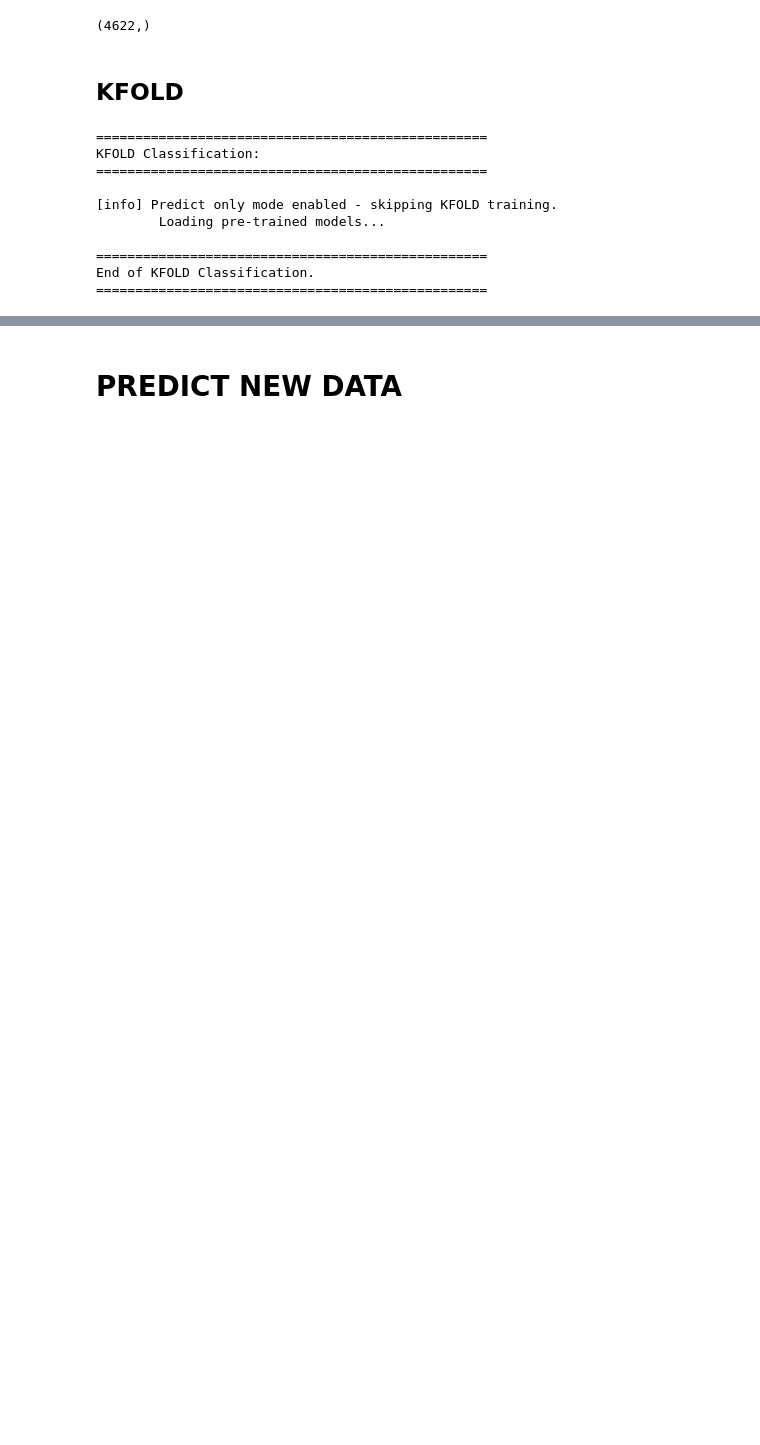
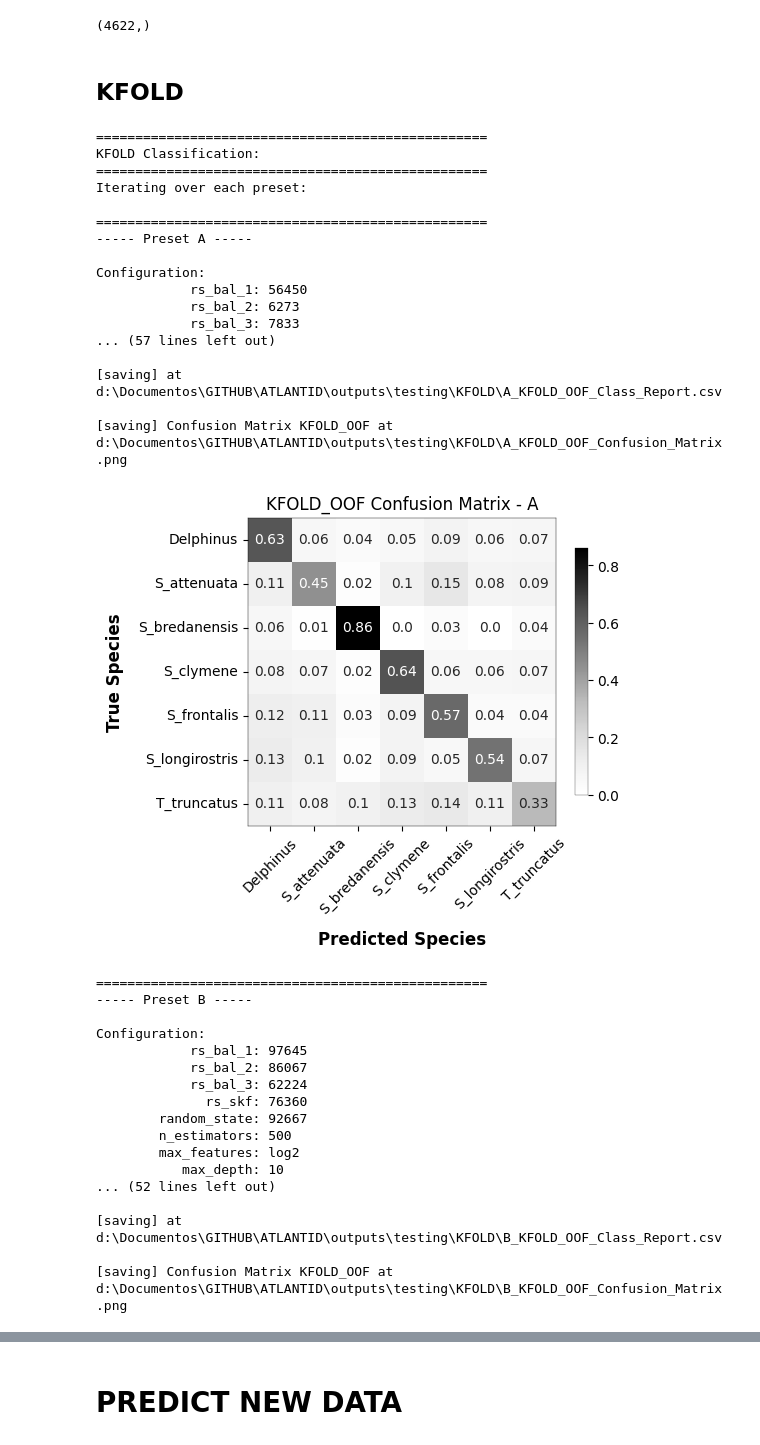
Before and after one commit to rafaelgmenezes/ATLANTID, a Jupyter notebook: ATLANTID_classifier.ipynb, the cells around one changed output, grey strips where cells are left out. Drawn from its saved outputs; the diff is of its cells as text; code cells hidden in the pictures; blank space fills up the shorter version.

```diff
--- a/ATLANTID_classifier.ipynb
+++ b/ATLANTID_classifier.ipynb
@@ -901,11 +1051,16 @@ KFOLD_PRESETS = {
                     }
 
 models_kfold_pklfile = os.path.join(KFOLD_DIR, f"_{''.join(KFOLD_PRESETS['preset_labels'])}_KFOLD_RFCmodels.pkl")
+train_kfold = True  # Options: True or False
+if predict_mode: # prediction mode
+    print("\n[info] Predict only mode enabled:")
+    if os.path.exists(models_kfold_pklfile):
+        print("\tSkipping FOLD training for validation.\n\tLoading pre-trained presets models...")
+        presets_models_kfold = joblib.load(models_kfold_pklfile)
+        train_kfold = False
+    else: print('\tNo pre-trained models file found.')
 
-if predict_only: # prediction mode
-    print("\n[info] Predict only mode enabled - skipping KFOLD training.\n\tLoading pre-trained models...")
-    presets_models_kfold = joblib.load(models_kfold_pklfile)
-else: # training mode
+if train_kfold: # training mode
     presets_models_kfold = {} # to store the fit models for each preset
     presets_report_kfold = [] # to store the classification report for each preset
     presets_probs_kfold  = [] # to store the probabilities for each preset
@@ -1030,35 +1185,60 @@ else: # training mode
         print(f"\n[saving] at {report_path}")
         class_report_oof_df.to_csv(report_path, index = False)
         presets_report_kfold.append(class_report_oof_df)
 
         # --- Confusion Matrix plot ---
         # Heatmap OFF \ WEIGHTS
         conf_matrix_kfold = confusion_matrix(y_test_oof, y_pred_oof, labels = class_labels)
         conf_matrix_adjusted_kfold = adjust_confusion_matrix(conf_matrix_kfold)
         plot_confusion_matrix_heatmap(matrix=conf_matrix_adjusted_kfold, class_labels=class_labels,
                 preset=preset,save_dir=KFOLD_DIR,grouping="KFOLD_OOF")
 
     # --- Averaging class report and probabilities across presets ---
     print(f'{sep}\nEnd of presets iteration.\nAveraging results across presets...\n{sep}')
 
     averaged_class_report_fold = average_presets_reports(tables=presets_report_kfold,
         presets_labels=KFOLD_PRESETS['preset_labels'], out_dir=KFOLD_DIR, method_tag="KFOLD")
     print(f"\n[info] Averaged KFOLD classification report:\n{averaged_class_report_fold}")
 
     averaged_probs_kfold = average_presets_probs(tables=presets_probs_kfold,
         presets_labels=KFOLD_PRESETS['preset_labels'], out_dir=KFOLD_DIR, method_tag="KFOLD")
 
     print(f'\n[saving] KFOLD RFC models at {models_kfold_pklfile}')
     joblib.dump(presets_models_kfold, models_kfold_pklfile)
 print(f"\n{sep}\nEnd of KFOLD Classification.\n{sep}")
 # %% [output]
 ==================================================
 KFOLD Classification:
 ==================================================
-
-[info] Predict only mode enabled - skipping KFOLD training.
-        Loading pre-trained models...
+Iterating over each preset:
 
 ==================================================
-End of KFOLD Classification.
-==================================================
+----- Preset A -----
+
+Configuration:
+            rs_bal_1: 56450
+            rs_bal_2: 6273
+            rs_bal_3: 7833
+... (57 lines left out)
+
+[saving] at d:\Documentos\GITHUB\ATLANTID\outputs\testing\KFOLD\A_KFOLD_OOF_Class_Report.csv
+
+[saving] Confusion Matrix KFOLD_OOF at d:\Documentos\GITHUB\ATLANTID\outputs\testing\KFOLD\A_KFOLD_OOF_Confusion_Matrix.png
+[figure, added]
+==================================================
+----- Preset B -----
+
+Configuration:
+            rs_bal_1: 97645
+            rs_bal_2: 86067
+            rs_bal_3: 62224
+              rs_skf: 76360
+        random_state: 92667
+        n_estimators: 500
+        max_features: log2
+           max_depth: 10
+... (52 lines left out)
+
+[saving] at d:\Documentos\GITHUB\ATLANTID\outputs\testing\KFOLD\B_KFOLD_OOF_Class_Report.csv
+
+[saving] Confusion Matrix KFOLD_OOF at d:\Documentos\GITHUB\ATLANTID\outputs\testing\KFOLD\B_KFOLD_OOF_Confusion_Matrix.png
```
Also changed, not shown: parts of 14 cells of this notebook.
